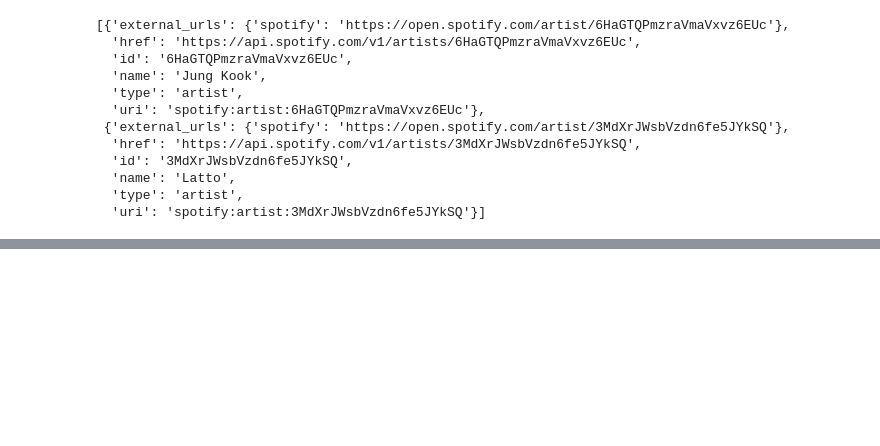
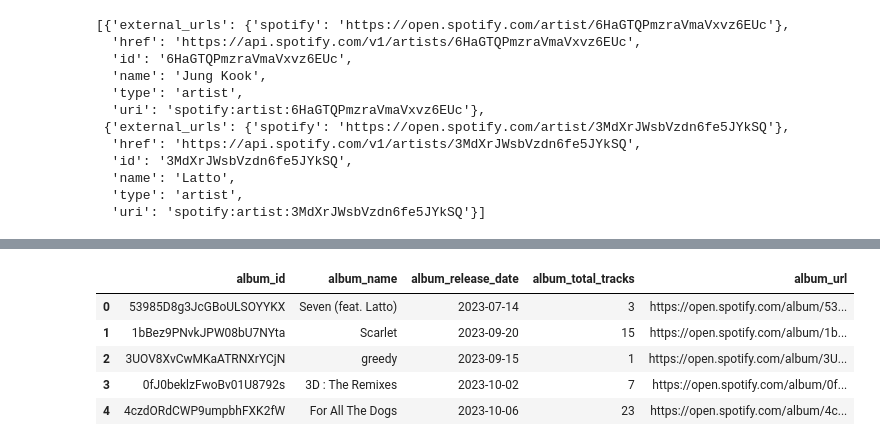
Before and after one commit to wliu123/spotify_etl, a Jupyter notebook: Spotify Data Pipeline.ipynb, the cells around one changed output, grey strips where cells are left out. Saved outputs shown, nothing was run; the diff lists cells and outputs as text; code cells hidden in the pictures; blank space fills up the shorter version.

```diff
--- a/Spotify Data Pipeline.ipynb
+++ b/Spotify Data Pipeline.ipynb
@@ -131,0 +170,11 @@ for row in data['items']:
+# %%
+album_df = pd.DataFrame.from_dict(album_list)
+# %%
+album_df.head()
+# %% [output]
+|  | album_id | album_name | album_release_date | album_total_tracks | album_url |
+| 0 | 53985D8g3JcGBoULSOYYKX | Seven (feat. Latto) | 2023-07-14 | 3 | https://open.spotify.com/album/53... |
+| 1 | 1bBez9PNvkJPW08bU7NYta | Scarlet | 2023-09-20 | 15 | https://open.spotify.com/album/1b... |
+| 2 | 3UOV8XvCwMKaATRNXrYCjN | greedy | 2023-09-15 | 1 | https://open.spotify.com/album/3U... |
+| 3 | 0fJ0beklzFwoBv01U8792s | 3D : The Remixes | 2023-10-02 | 7 | https://open.spotify.com/album/0f... |
+| 4 | 4czdORdCWP9umpbhFXK2fW | For All The Dogs | 2023-10-06 | 23 | https://open.spotify.com/album/4c... |
```
Also changed, not shown: parts of 14 cells of this notebook.
